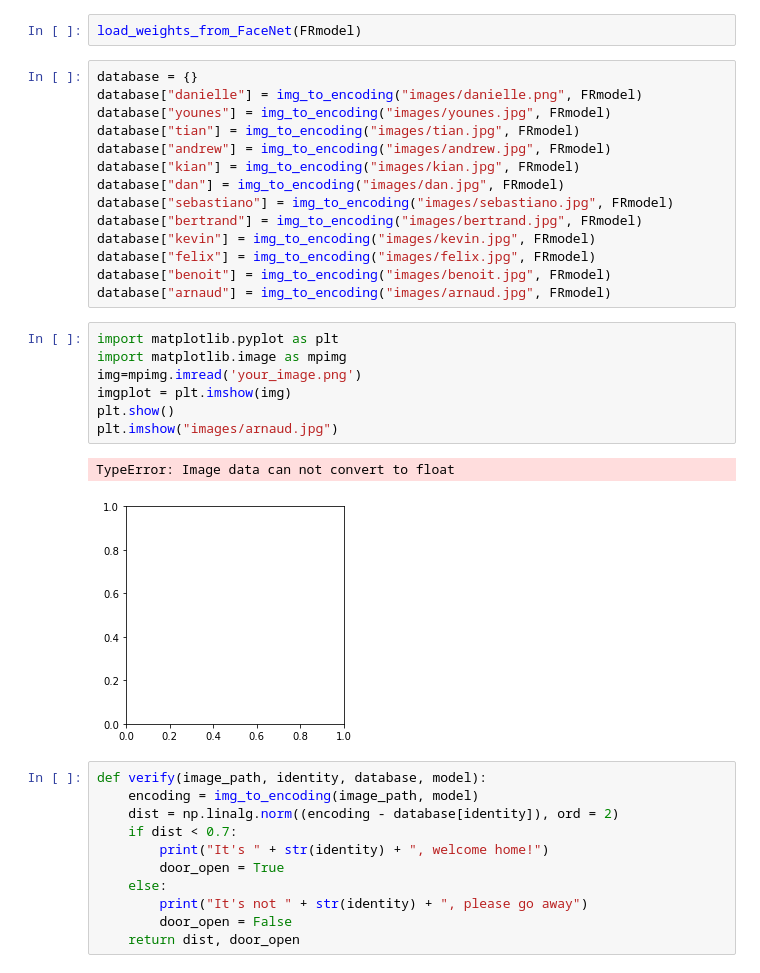
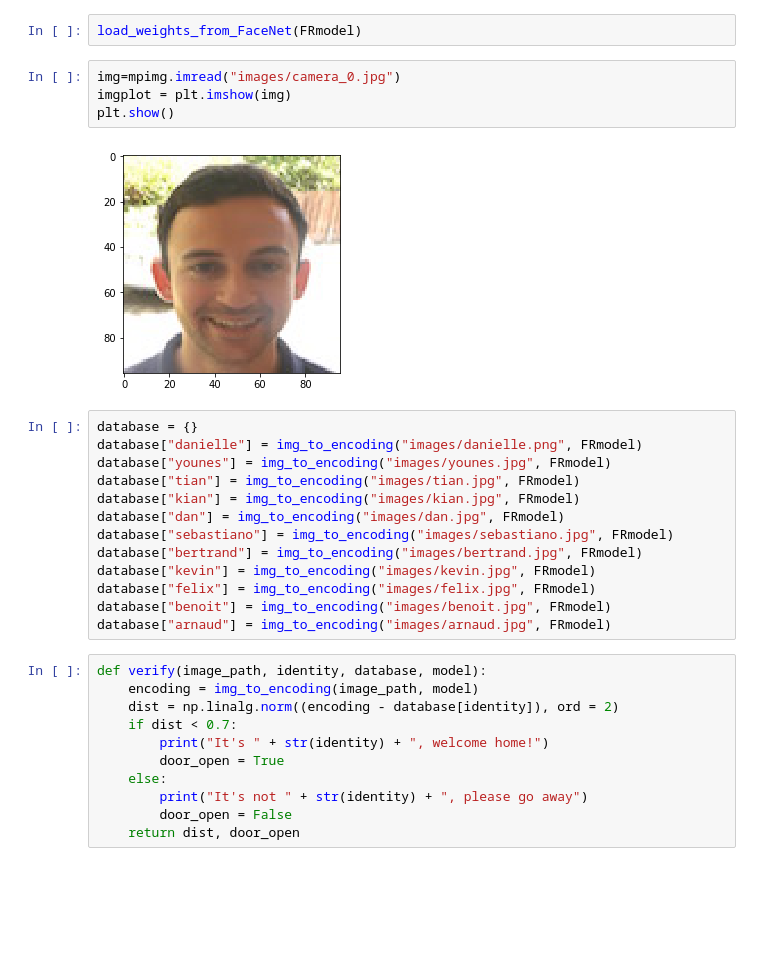
Before and after one commit to KavyaBPadmesh/face_verification, a Jupyter notebook: face_verification_pretrainedFaceNet.ipynb, the cells around one changed output. Drawn from its saved outputs; the diff is of its cells as text; blank space fills up the shorter version.

```diff
--- a/face_verification_pretrainedFaceNet.ipynb
+++ b/face_verification_pretrainedFaceNet.ipynb
@@ -56,12 +59,17 @@ loss = 350.026
 FRmodel.compile(optimizer = 'adam', loss = triplet_loss, metrics = ['accuracy'])
 # %%
 load_weights_from_FaceNet(FRmodel)
+# %%
+img=mpimg.imread("images/camera_0.jpg")
+imgplot = plt.imshow(img)
+plt.show()
+# %% [output]
+[figure, added]
 # %%
 database = {}
 database["danielle"] = img_to_encoding("images/danielle.png", FRmodel)
 database["younes"] = img_to_encoding("images/younes.jpg", FRmodel)
 database["tian"] = img_to_encoding("images/tian.jpg", FRmodel)
-database["andrew"] = img_to_encoding("images/andrew.jpg", FRmodel)
 database["kian"] = img_to_encoding("images/kian.jpg", FRmodel)
 database["dan"] = img_to_encoding("images/dan.jpg", FRmodel)
 database["sebastiano"] = img_to_encoding("images/sebastiano.jpg", FRmodel)
@@ -70,16 +78,6 @@ database["kevin"] = img_to_encoding("images/kevin.jpg", FRmodel)
 database["felix"] = img_to_encoding("images/felix.jpg", FRmodel)
 database["benoit"] = img_to_encoding("images/benoit.jpg", FRmodel)
 database["arnaud"] = img_to_encoding("images/arnaud.jpg", FRmodel)
-# %%
-import matplotlib.pyplot as plt
-import matplotlib.image as mpimg
-img=mpimg.imread('your_image.png')
-imgplot = plt.imshow(img)
-plt.show()
-plt.imshow("images/arnaud.jpg")
-# %% [output]
-TypeError: Image data can not convert to float
-[figure, removed]
 # %%
 def verify(image_path, identity, database, model):
     encoding = img_to_encoding(image_path, model)
```
Also changed, not shown: parts of 5 cells of this notebook.
